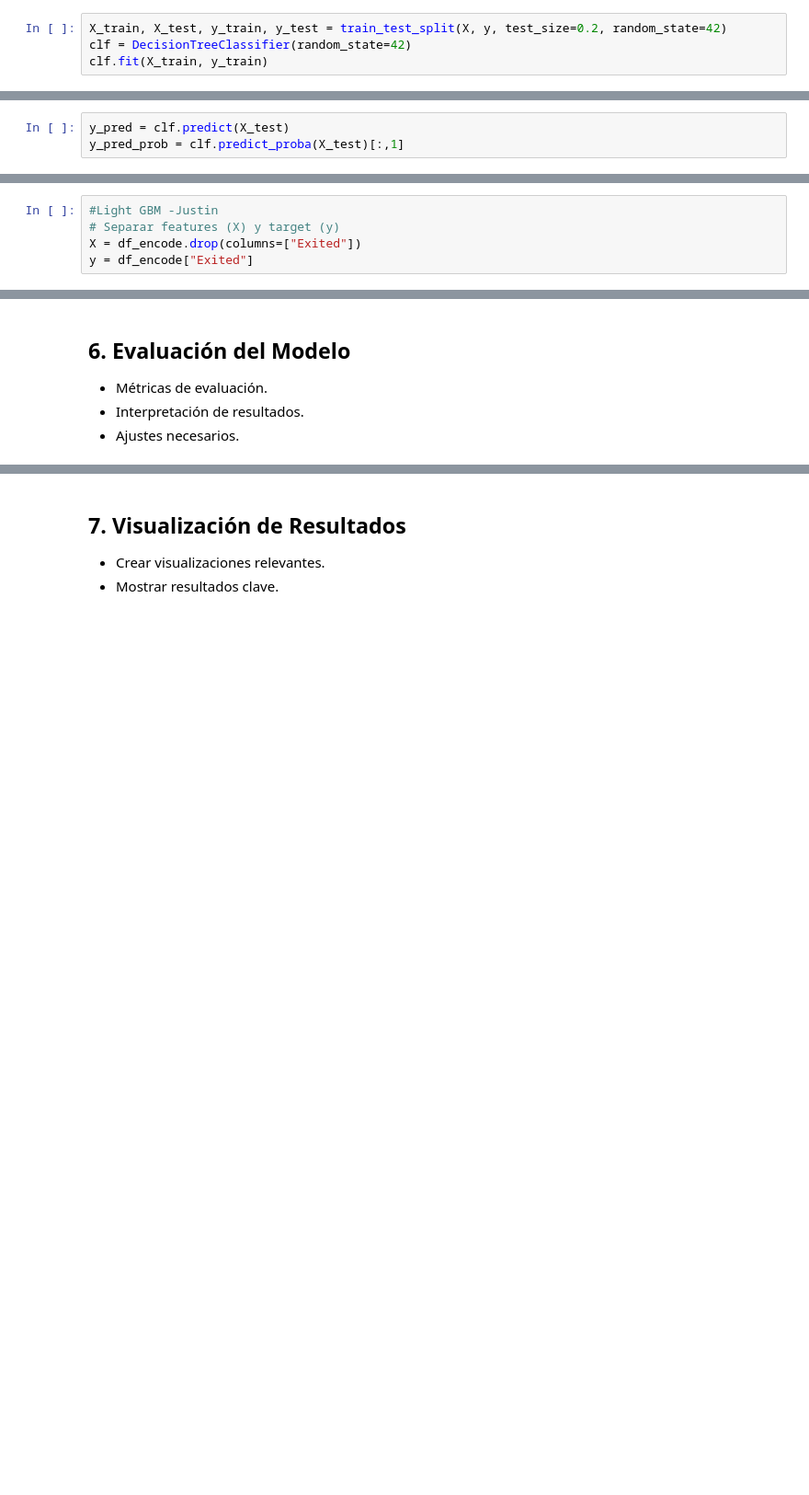
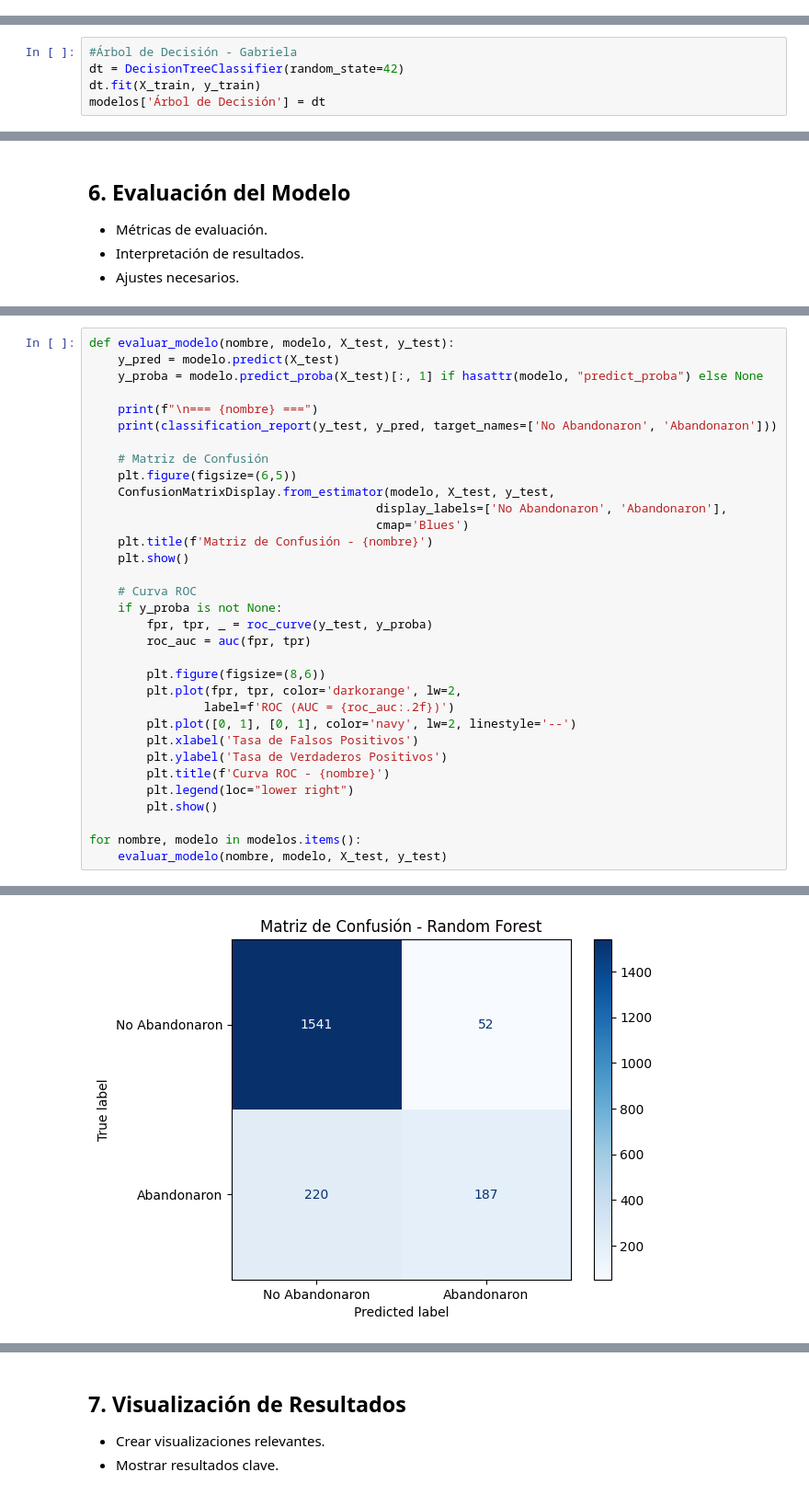
Before and after one commit to DarkinMC/CustomerChurn_Prediction_BankingSector_1AN-213_HAN_G4, a Jupyter notebook: Bank_customer_churn_pred.ipynb, the cells around one changed output, grey strips where cells are left out. Shown at 92% size. Saved outputs shown, nothing was run; the diff lists cells and outputs as text; blank space fills up the shorter version.

```diff
--- a/Bank_customer_churn_pred.ipynb
+++ b/Bank_customer_churn_pred.ipynb
@@ -407,4 +223,0 @@ y = df_dt['Exited']
-# %%
-X_train, X_test, y_train, y_test = train_test_split(X, y, test_size=0.2, random_state=42)
-clf = DecisionTreeClassifier(random_state=42)
-clf.fit(X_train, y_train)
@@ -413,3 +223,0 @@ DecisionTreeClassifier(random_state=42)
-# %%
-y_pred = clf.predict(X_test)
-y_pred_prob = clf.predict_proba(X_test)[:,1]
@@ -461,5 +223,0 @@ plt.show()
-# %%
-#Light GBM -Justin
-# Separar features (X) y target (y)
-X = df_encode.drop(columns=["Exited"])
-y = df_encode["Exited"]
@@ -724,0 +224,5 @@ Threshold optimo:0.3126836096222917
+# %%
+#Árbol de Decisión - Gabriela
+dt = DecisionTreeClassifier(random_state=42)
+dt.fit(X_train, y_train)
+modelos['Árbol de Decisión'] = dt
@@ -731,0 +306,34 @@ Threshold optimo:0.3126836096222917
+# %%
+def evaluar_modelo(nombre, modelo, X_test, y_test):
+    y_pred = modelo.predict(X_test)
+    y_proba = modelo.predict_proba(X_test)[:, 1] if hasattr(modelo, "predict_proba") else None
+
+    print(f"\n=== {nombre} ===")
+    print(classification_report(y_test, y_pred, target_names=['No Abandonaron', 'Abandonaron']))
+
+    # Matriz de Confusión
+    plt.figure(figsize=(6,5))
+    ConfusionMatrixDisplay.from_estimator(modelo, X_test, y_test,
+                                        display_labels=['No Abandonaron', 'Abandonaron'],
+                                        cmap='Blues')
+    plt.title(f'Matriz de Confusión - {nombre}')
+    plt.show()
+
+    # Curva ROC
+    if y_proba is not None:
+        fpr, tpr, _ = roc_curve(y_test, y_proba)
+        roc_auc = auc(fpr, tpr)
+
+        plt.figure(figsize=(8,6))
+        plt.plot(fpr, tpr, color='darkorange', lw=2,
+                label=f'ROC (AUC = {roc_auc:.2f})')
+        plt.plot([0, 1], [0, 1], color='navy', lw=2, linestyle='--')
+        plt.xlabel('Tasa de Falsos Positivos')
+        plt.ylabel('Tasa de Verdaderos Positivos')
+        plt.title(f'Curva ROC - {nombre}')
+        plt.legend(loc="lower right")
+        plt.show()
+
+for nombre, modelo in modelos.items():
+    evaluar_modelo(nombre, modelo, X_test, y_test)
+# %% [output]
@@ -731,0 +350 @@ Threshold optimo:0.3126836096222917
+[figure, added]
```
Also changed, not shown: parts of 48 cells of this notebook.
